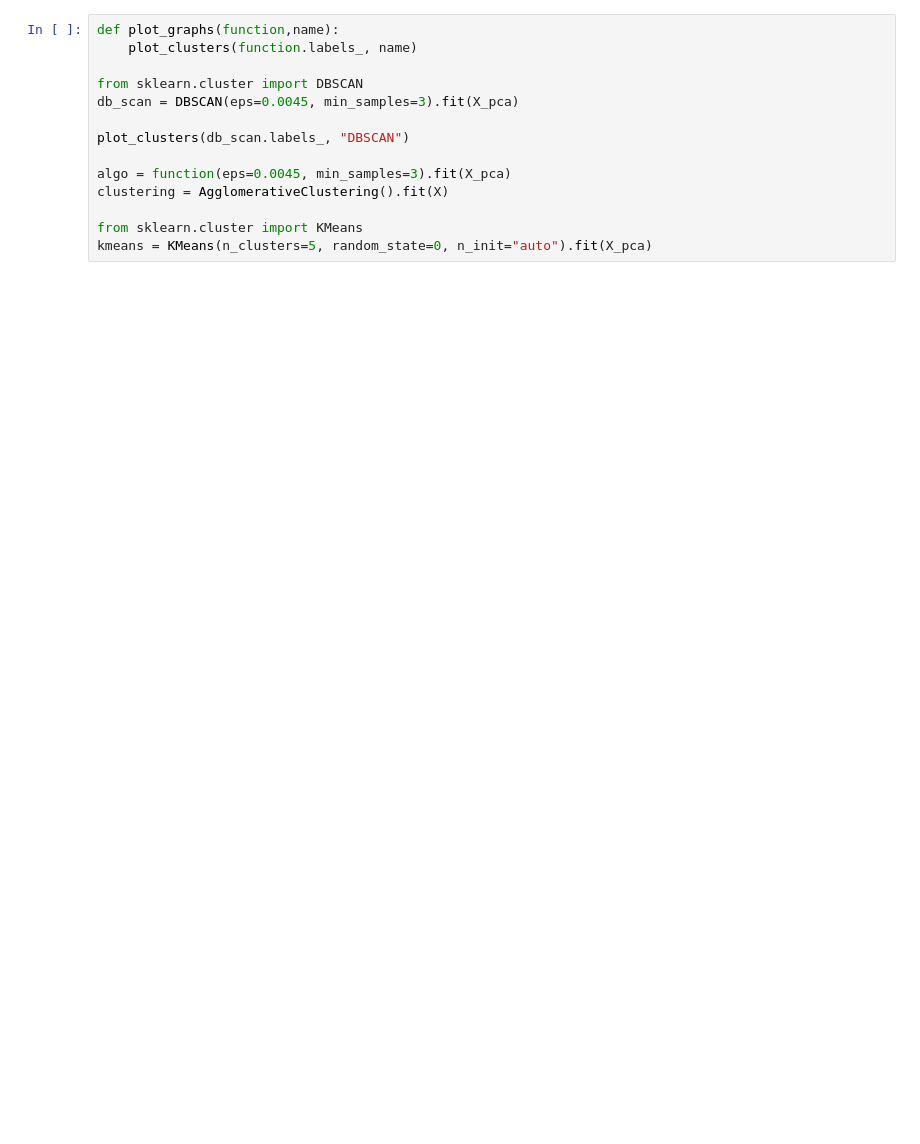
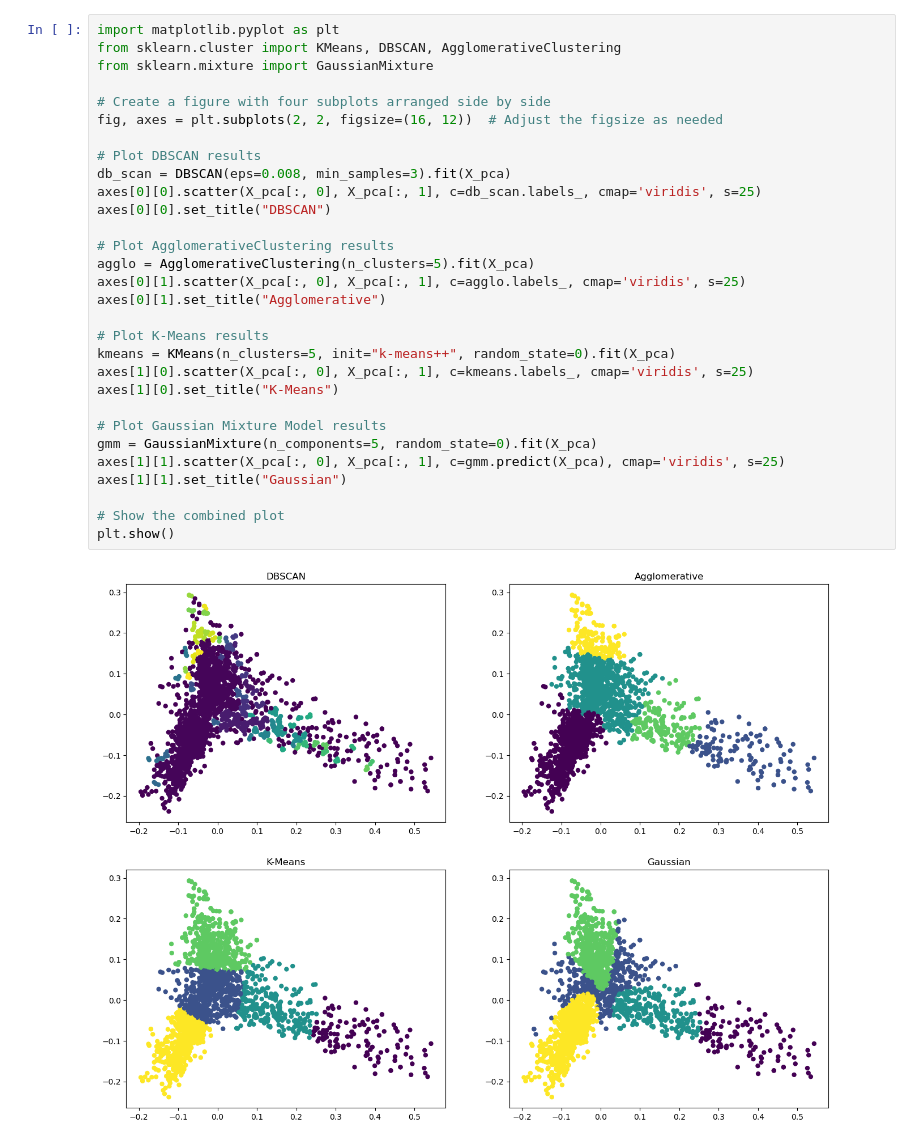
Before and after one commit to Filip-Slepcev/cp421, a Jupyter notebook: slep4500_a02.ipynb, the cells around one changed output. Drawn from its saved outputs; the diff is of its cells as text; blank space fills up the shorter version.

```diff
--- a/slep4500_a02.ipynb
+++ b/slep4500_a02.ipynb
@@ -98,14 +69,32 @@ plot_clusters(kmeans.labels_, "K-Means")
-# %%
-def plot_graphs(function,name):
-    plot_clusters(function.labels_, name)
-
-from sklearn.cluster import DBSCAN
-db_scan = DBSCAN(eps=0.0045, min_samples=3).fit(X_pca)
-
-plot_clusters(db_scan.labels_, "DBSCAN")
-
-algo = function(eps=0.0045, min_samples=3).fit(X_pca)
-clustering = AgglomerativeClustering().fit(X)
-
-from sklearn.cluster import KMeans
-kmeans = KMeans(n_clusters=5, random_state=0, n_init="auto").fit(X_pca)
+# %%
+import matplotlib.pyplot as plt
+from sklearn.cluster import KMeans, DBSCAN, AgglomerativeClustering
+from sklearn.mixture import GaussianMixture
+
+# Create a figure with four subplots arranged side by side
+fig, axes = plt.subplots(2, 2, figsize=(16, 12))  # Adjust the figsize as needed
+
+# Plot DBSCAN results
+db_scan = DBSCAN(eps=0.008, min_samples=3).fit(X_pca)
+axes[0][0].scatter(X_pca[:, 0], X_pca[:, 1], c=db_scan.labels_, cmap='viridis', s=25)
+axes[0][0].set_title("DBSCAN")
+
+# Plot AgglomerativeClustering results
+agglo = AgglomerativeClustering(n_clusters=5).fit(X_pca)
+axes[0][1].scatter(X_pca[:, 0], X_pca[:, 1], c=agglo.labels_, cmap='viridis', s=25)
+axes[0][1].set_title("Agglomerative")
+
+# Plot K-Means results
+kmeans = KMeans(n_clusters=5, init="k-means++", random_state=0).fit(X_pca)
+axes[1][0].scatter(X_pca[:, 0], X_pca[:, 1], c=kmeans.labels_, cmap='viridis', s=25)
+axes[1][0].set_title("K-Means")
+
+# Plot Gaussian Mixture Model results
+gmm = GaussianMixture(n_components=5, random_state=0).fit(X_pca)
+axes[1][1].scatter(X_pca[:, 0], X_pca[:, 1], c=gmm.predict(X_pca), cmap='viridis', s=25)
+axes[1][1].set_title("Gaussian")
+
+# Show the combined plot
+plt.show()
+# %% [output]
+[figure, added]
```
Also changed, not shown: parts of 8 cells of this notebook.
